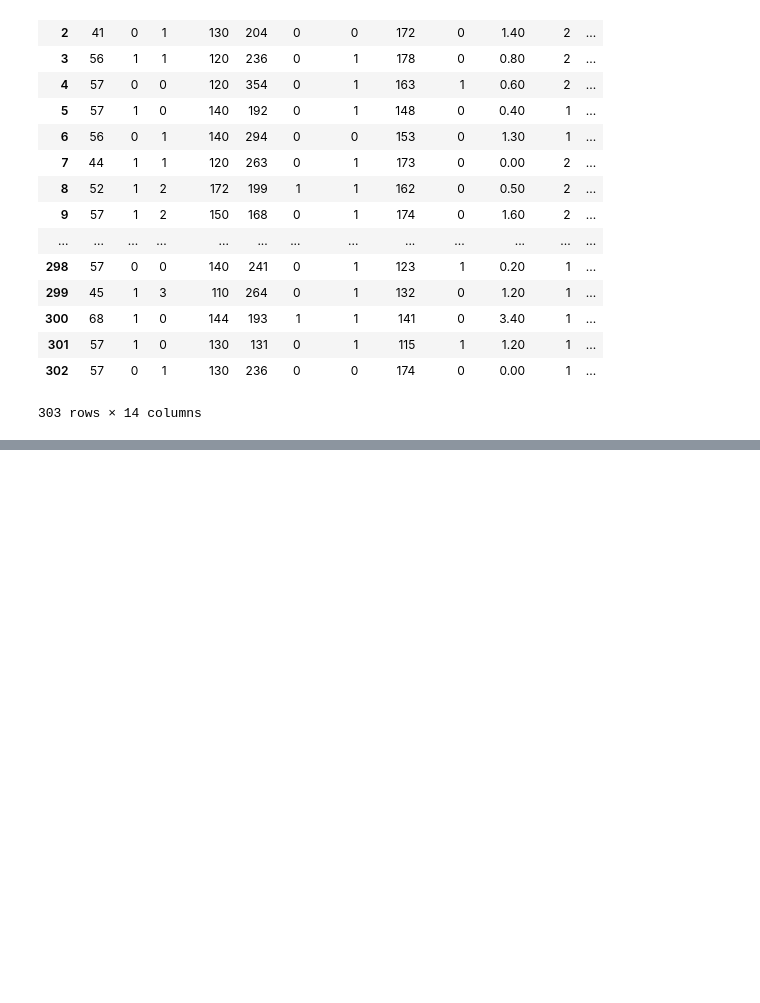
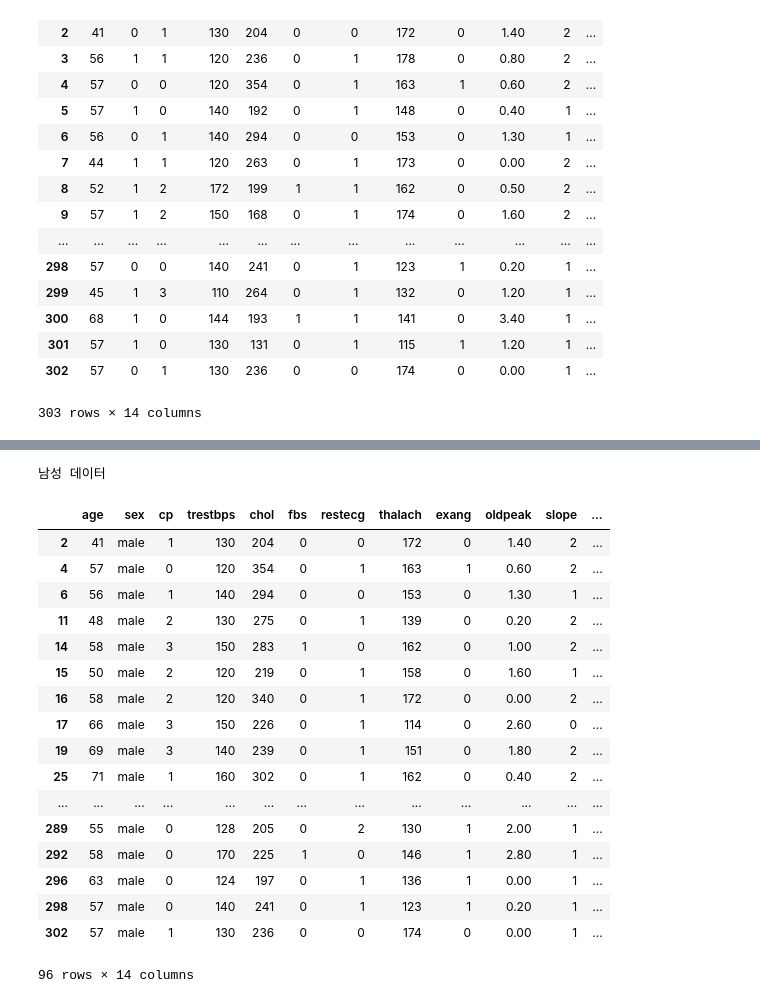
Before and after one commit to jjeamin/Data_mining, a Jupyter notebook: 5week/report4_정재민.ipynb, the cells around one changed output, grey strips where cells are left out. Cells and saved outputs as stored; diff of their text form; code cells hidden in the pictures; blank space fills up the shorter version.

```diff
--- a/5week/report4_정재민.ipynb
+++ b/5week/report4_정재민.ipynb
@@ -134,0 +187,24 @@ display(df_nan)
+# %%
+# 남성 데이터
+print('남성 데이터')
+display(df[df.sex == 'male'])
+# %% [output]
+남성 데이터
+|  | age | sex | cp | trestbps | chol | fbs | restecg | thalach | exang | oldpeak | slope | ... |
+| 2 | 41 | male | 1 | 130 | 204 | 0 | 0 | 172 | 0 | 1.40 | 2 | ... |
+| 4 | 57 | male | 0 | 120 | 354 | 0 | 1 | 163 | 1 | 0.60 | 2 | ... |
+| 6 | 56 | male | 1 | 140 | 294 | 0 | 0 | 153 | 0 | 1.30 | 1 | ... |
+| 11 | 48 | male | 2 | 130 | 275 | 0 | 1 | 139 | 0 | 0.20 | 2 | ... |
+| 14 | 58 | male | 3 | 150 | 283 | 1 | 0 | 162 | 0 | 1.00 | 2 | ... |
+| 15 | 50 | male | 2 | 120 | 219 | 0 | 1 | 158 | 0 | 1.60 | 1 | ... |
+| 16 | 58 | male | 2 | 120 | 340 | 0 | 1 | 172 | 0 | 0.00 | 2 | ... |
+| 17 | 66 | male | 3 | 150 | 226 | 0 | 1 | 114 | 0 | 2.60 | 0 | ... |
+| 19 | 69 | male | 3 | 140 | 239 | 0 | 1 | 151 | 0 | 1.80 | 2 | ... |
+| 25 | 71 | male | 1 | 160 | 302 | 0 | 1 | 162 | 0 | 0.40 | 2 | ... |
+| ... | ... | ... | ... | ... | ... | ... | ... | ... | ... | ... | ... | ... |
+| 289 | 55 | male | 0 | 128 | 205 | 0 | 2 | 130 | 1 | 2.00 | 1 | ... |
+| 292 | 58 | male | 0 | 170 | 225 | 1 | 0 | 146 | 1 | 2.80 | 1 | ... |
+| 296 | 63 | male | 0 | 124 | 197 | 0 | 1 | 136 | 1 | 0.00 | 1 | ... |
+| 298 | 57 | male | 0 | 140 | 241 | 0 | 1 | 123 | 1 | 0.20 | 1 | ... |
+| 302 | 57 | male | 1 | 130 | 236 | 0 | 0 | 174 | 0 | 0.00 | 1 | ... |
+96 rows × 14 columns
```
Also changed, not shown: parts of 14 cells of this notebook.
